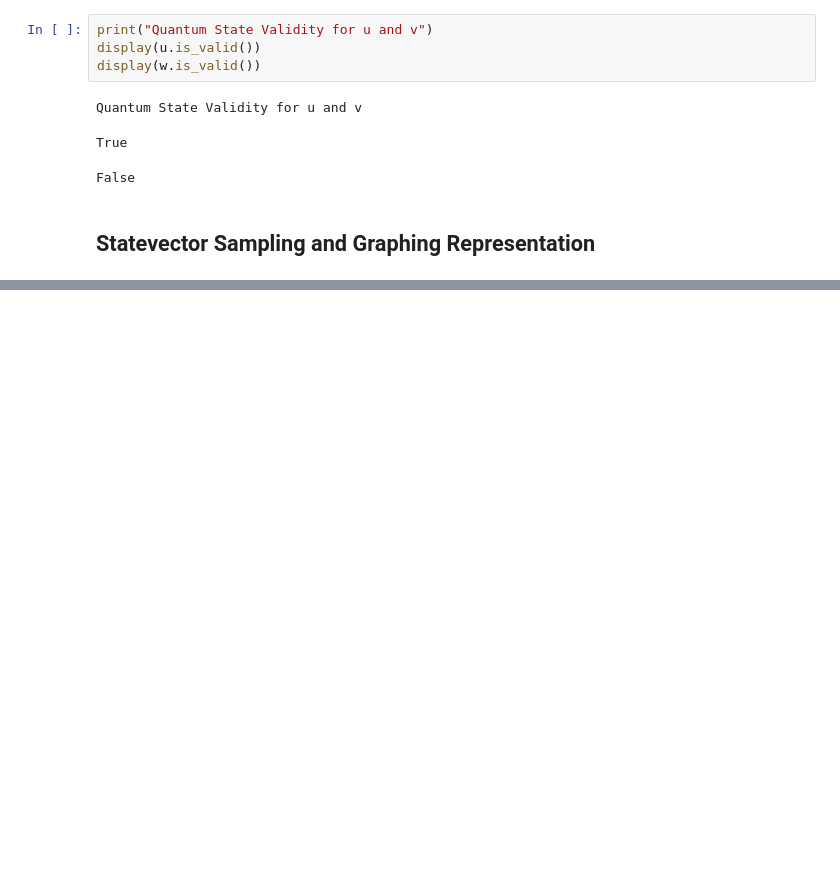
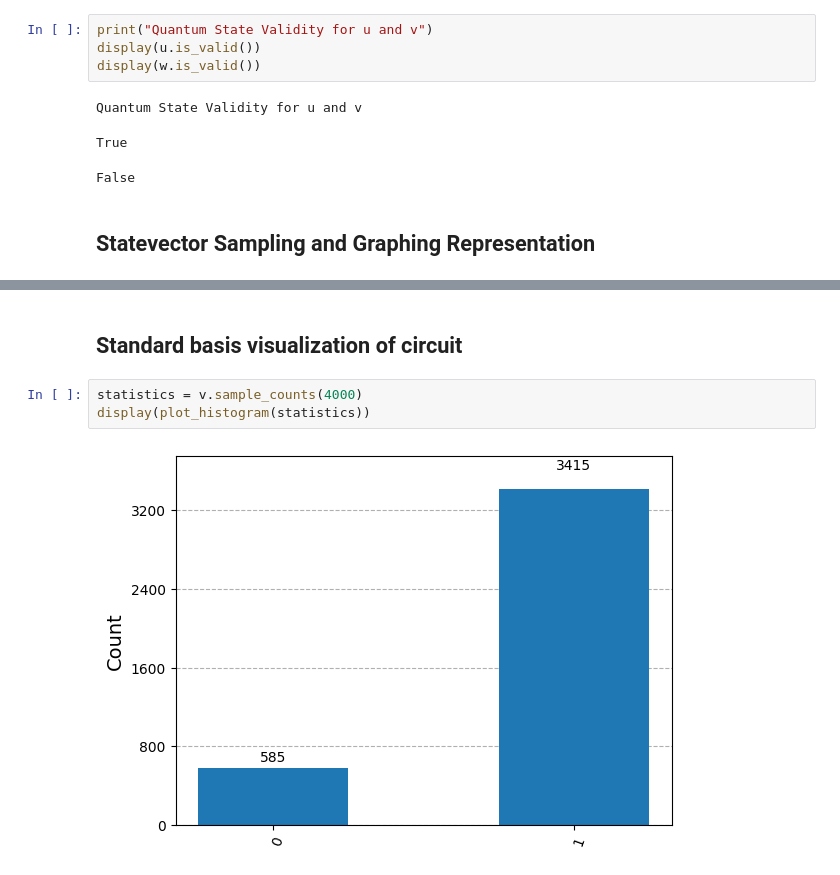
Before and after one commit to patrickkelly3/Quantum, a Jupyter notebook: Quiskit/Single_System/Single_System.ipynb, the cells around one changed output, grey strips where cells are left out. Saved outputs shown, nothing was run; the diff lists cells and outputs as text; blank space fills up the shorter version.

```diff
--- a/Quiskit/Single_System/Single_System.ipynb
+++ b/Quiskit/Single_System/Single_System.ipynb
@@ -174,0 +276,7 @@ plot_histogram(statistics)
+# %% [markdown]
+## Standard basis visualization of circuit
+# %%
+statistics = v.sample_counts(4000)
+display(plot_histogram(statistics))
+# %% [output]
+[figure, added]
```
Also changed, not shown: parts of 13 cells of this notebook.
